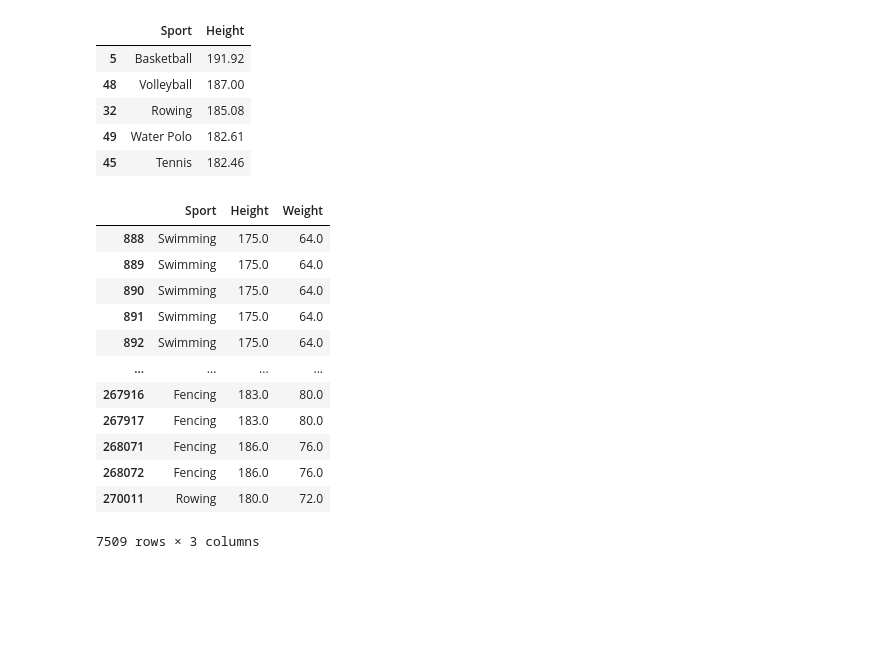
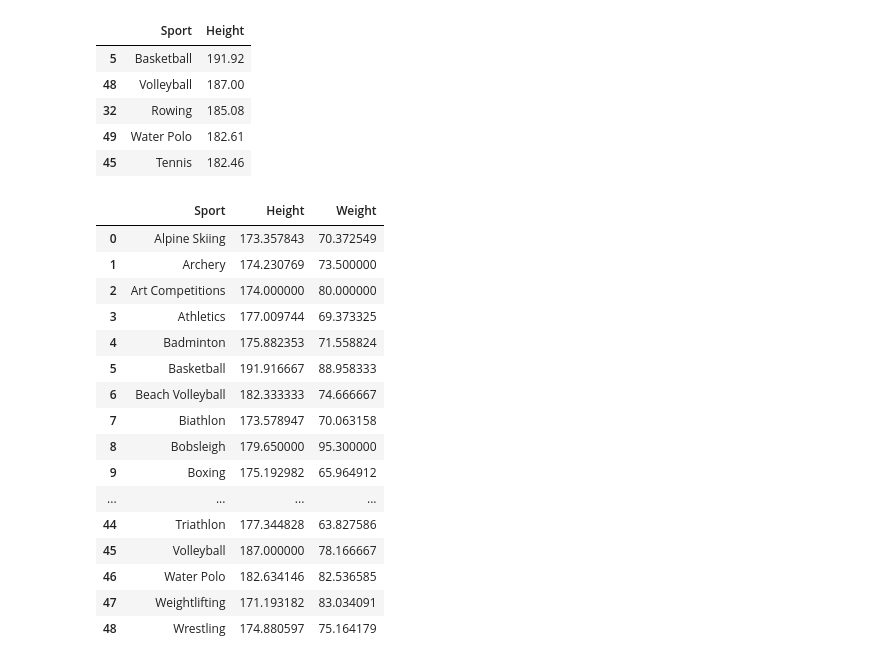
Before and after one commit to SCGlass/Databehandling_project_OS, a Jupyter notebook: Sam/Exercise_1.ipynb, the cells around one changed output. Cells and saved outputs as stored; diff of their text form; code cells hidden in the pictures; blank space fills up the shorter version.

```diff
--- a/Sam/Exercise_1.ipynb
+++ b/Sam/Exercise_1.ipynb
@@ -197,22 +197,27 @@ heights.show()
 # %%
 df_height_weight = df_GB[["Sport", "Height","Weight"]]
 # dropping the rows that have na in the height
 df_height_weight = df_height_weight.dropna()
+df_height_weight = df_height_weight.groupby(["Sport"]).mean().reset_index()
 df_height_weight
 # %% [output]
 |  | Sport | Height | Weight |
-| 888 | Swimming | 175.0 | 64.0 |
-| 889 | Swimming | 175.0 | 64.0 |
-| 890 | Swimming | 175.0 | 64.0 |
-| 891 | Swimming | 175.0 | 64.0 |
-| 892 | Swimming | 175.0 | 64.0 |
+| 0 | Alpine Skiing | 173.357843 | 70.372549 |
+| 1 | Archery | 174.230769 | 73.500000 |
+| 2 | Art Competitions | 174.000000 | 80.000000 |
+| 3 | Athletics | 177.009744 | 69.373325 |
+| 4 | Badminton | 175.882353 | 71.558824 |
+| 5 | Basketball | 191.916667 | 88.958333 |
+| 6 | Beach Volleyball | 182.333333 | 74.666667 |
+| 7 | Biathlon | 173.578947 | 70.063158 |
+| 8 | Bobsleigh | 179.650000 | 95.300000 |
+| 9 | Boxing | 175.192982 | 65.964912 |
 | ... | ... | ... | ... |
-| 267916 | Fencing | 183.0 | 80.0 |
-| 267917 | Fencing | 183.0 | 80.0 |
-| 268071 | Fencing | 186.0 | 76.0 |
-| 268072 | Fencing | 186.0 | 76.0 |
-| 270011 | Rowing | 180.0 | 72.0 |
+| 44 | Triathlon | 177.344828 | 63.827586 |
+| 45 | Volleyball | 187.000000 | 78.166667 |
+| 46 | Water Polo | 182.634146 | 82.536585 |
+| 47 | Weightlifting | 171.193182 | 83.034091 |
+| 48 | Wrestling | 174.880597 | 75.164179 |
-7509 rows × 3 columns
 # %%
 fig = px.scatter(df_height_weight, x="Height", y="Weight", color="Sport")
 
```
Also changed, not shown: 2 other files.
